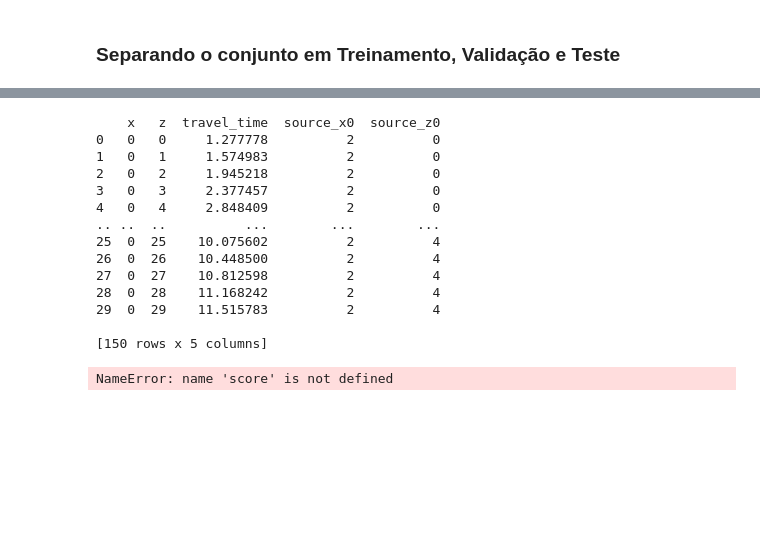
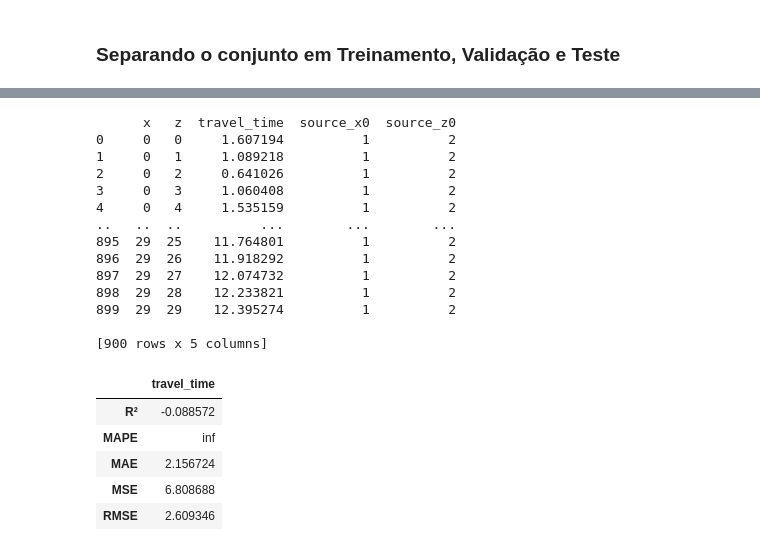
Before and after one commit to viniciuspaiva1/TCC-Eikonal, a Jupyter notebook: first_steps.ipynb, the cells around one changed output, grey strips where cells are left out. Drawn from its saved outputs; the diff is of its cells as text; code cells hidden in the pictures; blank space fills up the shorter version.

```diff
--- a/first_steps.ipynb
+++ b/first_steps.ipynb
@@ -291,22 +286,27 @@ df_pred.head()
 # %%
-df_filtrado = df[(df['x'] == 0) & (df['source_x0'] == 2)]
+df_filtrado = df[(df['source_z0'] == 2) & (df['source_x0'] == 1)]
 print(df_filtrado)
 # %% [output]
-    x   z  travel_time  source_x0  source_z0
-0   0   0     1.277778          2          0
-1   0   1     1.574983          2          0
-2   0   2     1.945218          2          0
-3   0   3     2.377457          2          0
-4   0   4     2.848409          2          0
-.. ..  ..          ...        ...        ...
-25  0  25    10.075602          2          4
-26  0  26    10.448500          2          4
-27  0  27    10.812598          2          4
-28  0  28    11.168242          2          4
-29  0  29    11.515783          2          4
+      x   z  travel_time  source_x0  source_z0
+0     0   0     1.607194          1          2
+1     0   1     1.089218          1          2
+2     0   2     0.641026          1          2
+3     0   3     1.060408          1          2
+4     0   4     1.535159          1          2
+..   ..  ..          ...        ...        ...
+895  29  25    11.764801          1          2
+896  29  26    11.918292          1          2
+897  29  27    12.074732          1          2
+898  29  28    12.233821          1          2
+899  29  29    12.395274          1          2
 
-[150 rows x 5 columns]
+[900 rows x 5 columns]
 # %%
-score(df_pred[target].values, df_test[target].values)
+score(df_pred[target].values, df_test[target].values, ["travel_time"])
 # %% [output]
-NameError: name 'score' is not defined
+|  | travel_time |
+| R² | -0.088572 |
+| MAPE | inf |
+| MAE | 2.156724 |
+| MSE | 6.808688 |
+| RMSE | 2.609346 |
```
Also changed, not shown: parts of 11 cells of this notebook, 4 other files.
